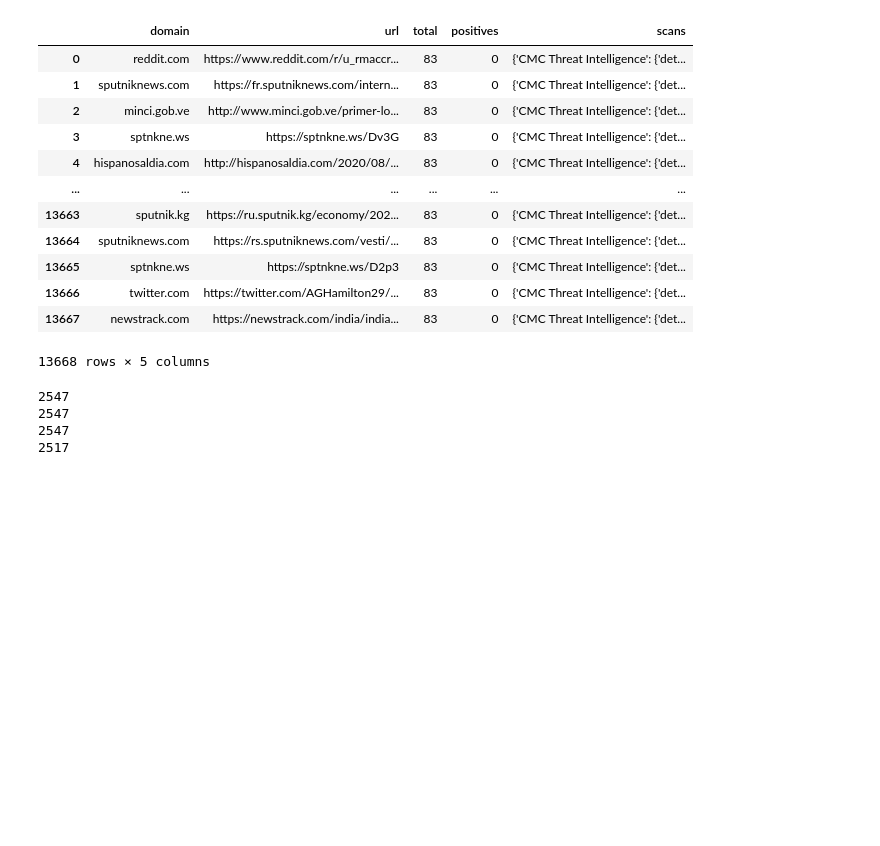
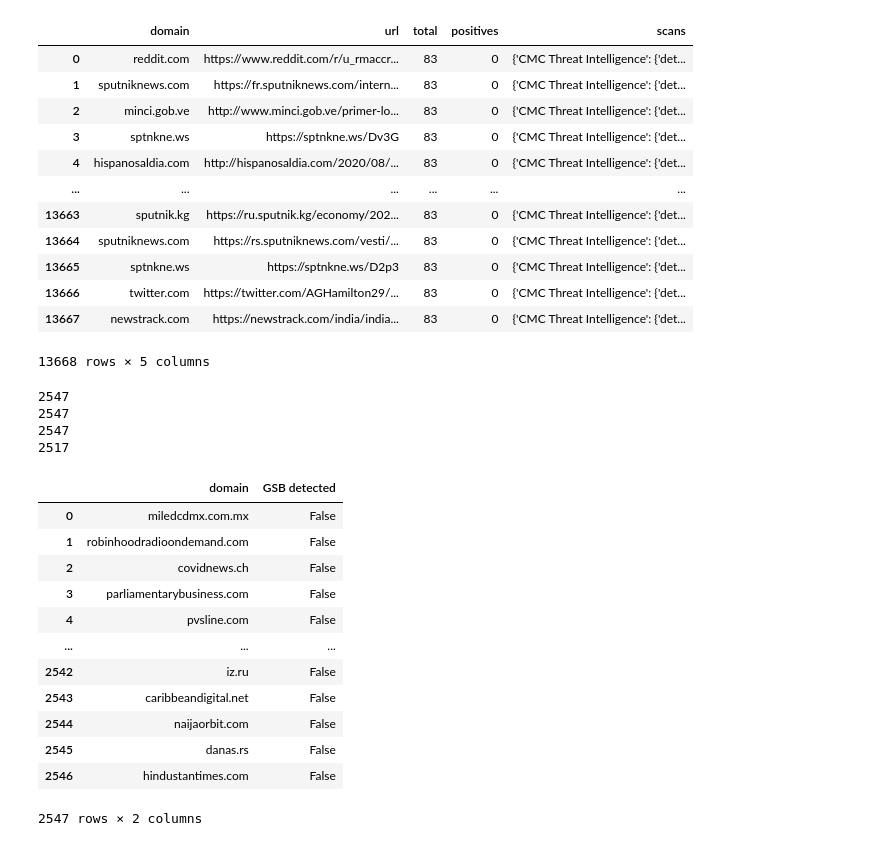
Before and after one commit to qcri/Vaccine_Disinfo, a Jupyter notebook: notebooks/dataset_aug_2020.ipynb, the cells around one changed output. Cells and saved outputs as stored; diff of their text form; code cells hidden in the pictures; blank space fills up the shorter version.

```diff
--- a/notebooks/dataset_aug_2020.ipynb
+++ b/notebooks/dataset_aug_2020.ipynb
@@ -393,5 +393,21 @@ data = [i.split() for i in open('/bad_ip_data/ucsc/Vaccine_Disinfo/data/covid_re
 df = list(map(lambda x:{'domain':x[0],'GSB detected':x[1]},data))
 # %%
 df = pd.DataFrame(df)
+# %%
+df
+# %% [output]
+|  | domain | GSB detected |
+| 0 | miledcdmx.com.mx | False |
+| 1 | robinhoodradioondemand.com | False |
+| 2 | covidnews.ch | False |
+| 3 | parliamentarybusiness.com | False |
+| 4 | pvsline.com | False |
+| ... | ... | ... |
+| 2542 | iz.ru | False |
+| 2543 | caribbeandigital.net | False |
+| 2544 | naijaorbit.com | False |
+| 2545 | danas.rs | False |
+| 2546 | hindustantimes.com | False |
+2547 rows × 2 columns
 # %%
 df.to_csv('../data/FULLDF/dataset_aug_2020_GSB.csv')
```
Also changed, not shown: parts of 1 cell of this notebook, 3 other files.
